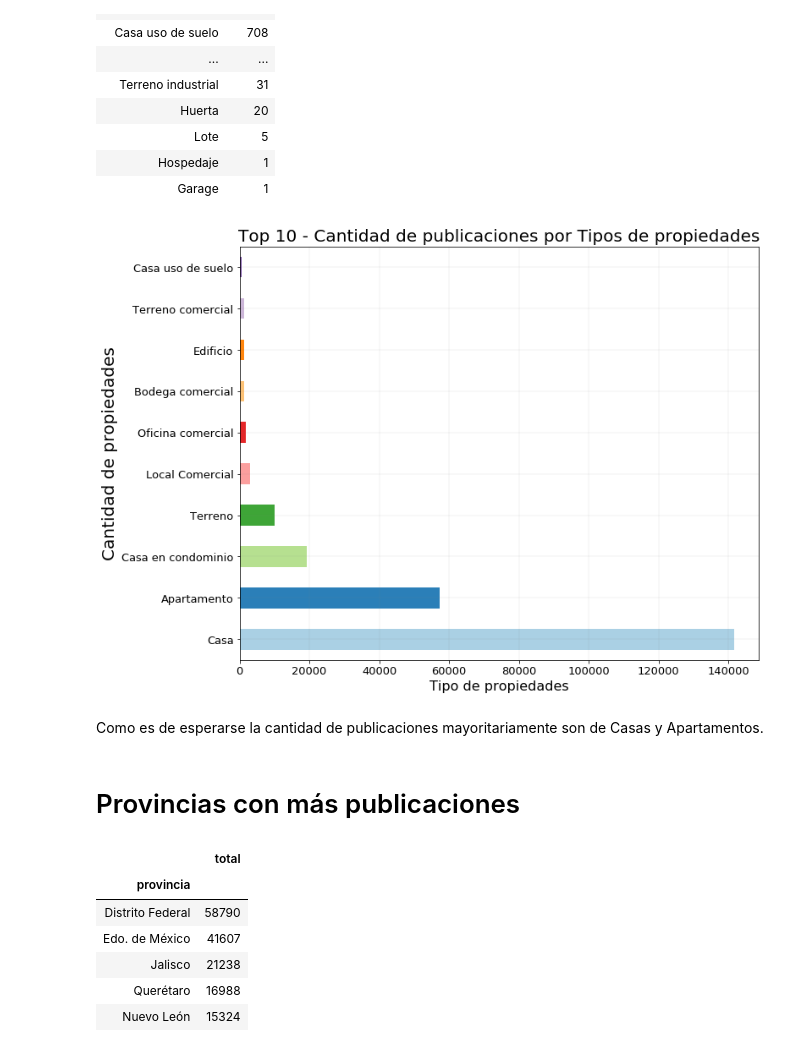
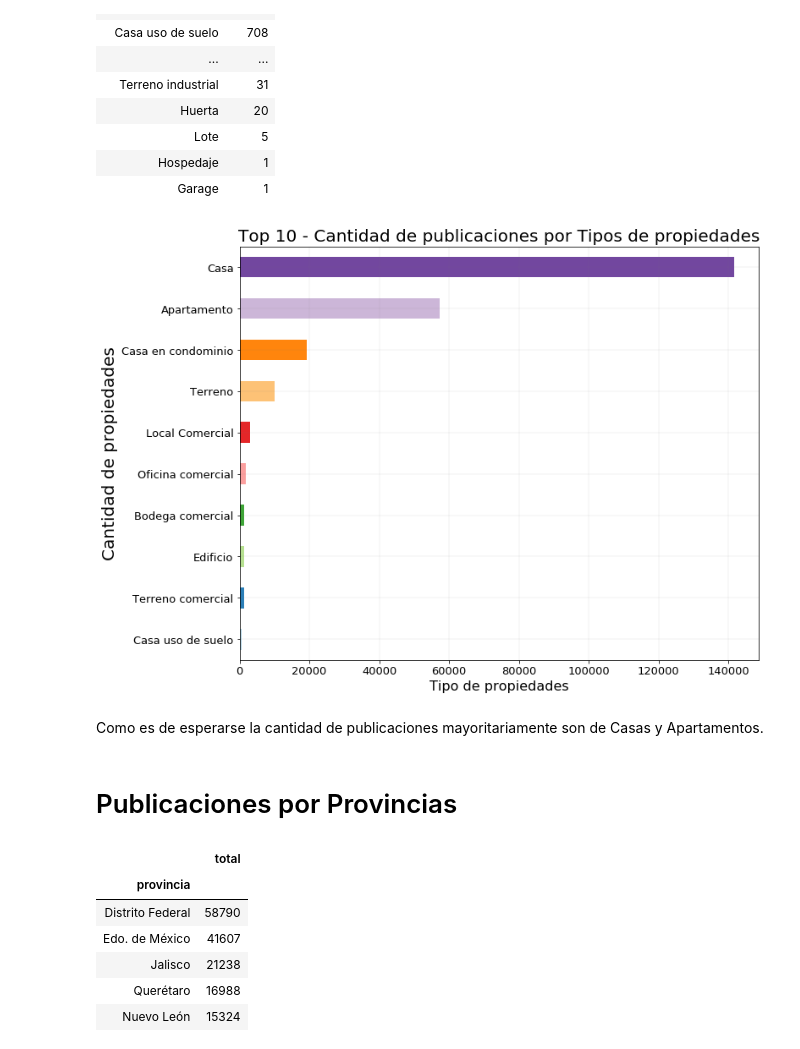
Before and after one commit to cessar5/7506_20192C, a Jupyter notebook: tp1.ipynb, the cells around one changed output. Saved outputs shown, nothing was run; the diff lists cells and outputs as text; code cells hidden in the pictures.

```diff
--- a/tp1.ipynb
+++ b/tp1.ipynb
@@ -223,6 +225,7 @@ dfZP['fecha_DD'] = pd.DatetimeIndex(dfZP['fecha']).day
 dfZP['fecha_dayofyear'] = dfZP['fecha'].dt.dayofyear
 dfZP['fecha_dayofweek'] = dfZP['fecha'].dt.dayofweek
 dfZP['fecha_day_name'] = dfZP['fecha'].dt.day_name()
+dfZP['fecha_month_name'] = dfZP['fecha'].dt.month_name()
 # %%
 dfZP.fecha_day_name.unique()
 # %% [output]
@@ -465,18 +422,18 @@ dfTipodepropiedad_top10 = dfTipodepropiedad['total'].head(10)
 # %%
 paired_colors = plt.cm.Paired(range(len(dfTipodepropiedad_top10)))
 
-dfTipodepropiedad_top10.plot(kind='barh', rot=0, figsize=(11,9), color=paired_colors, alpha = 0.95 ,fontsize=13)
+dfTipodepropiedad_top10.sort_values(ascending=True).plot(kind='barh', rot=0, figsize=(11,9), color=paired_colors, alpha = 0.95 ,fontsize=13)
 plt.grid(color='grey', linestyle='-', linewidth=0.2, alpha=0.5)
 
 plt.title('Top 10 - Cantidad de publicaciones por Tipos de propiedades', fontsize=20);
 plt.xlabel('Tipo de propiedades', fontsize=16);
 plt.ylabel('Cantidad de propiedades', fontsize=20);
 # %% [output]
-[figure, old version]
+[figure, new version]
 # %% [markdown]
 Como es de esperarse la cantidad de publicaciones mayoritariamente son de Casas y Apartamentos.
-# %% [markdown]
-# Provincias con más publicaciones
+# %% [markdown]
+# Publicaciones por Provincias
 # %%
 dfProvincia_grafico = dfZP.groupby('provincia').sum()['total'].sort_values(ascending=False).to_frame()
 # %%
```
Also changed, not shown: parts of 33 cells of this notebook.
